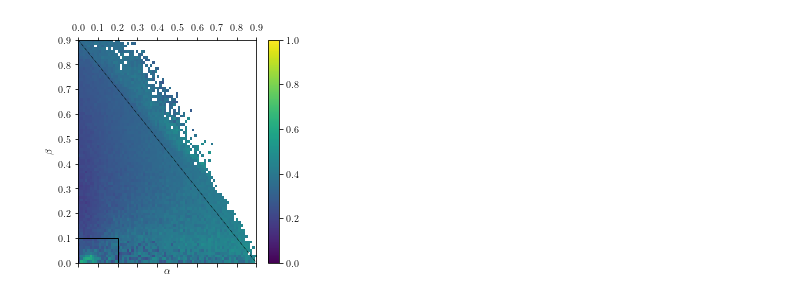
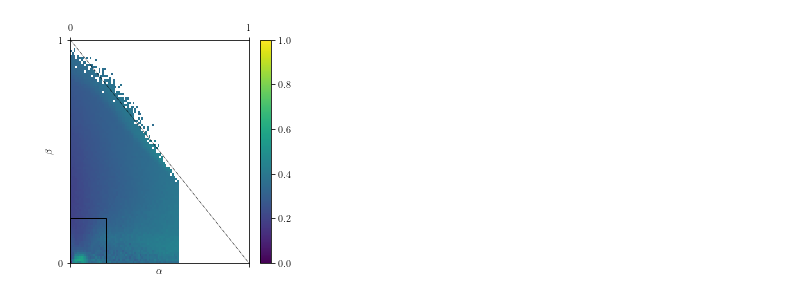
Before and after one commit to henmitch/chimera-2019, a Jupyter notebook: code/python/landscape_analysis.ipynb, the cells around one changed output. Cells and saved outputs as stored; diff of their text form; code cells hidden in the pictures.

```diff
--- a/code/python/landscape_analysis.ipynb
+++ b/code/python/landscape_analysis.ipynb
@@ -17,6 +16,6 @@ total size is 256867  speedup is 67.30
 # %%
-with open("../../data/high_res/hizanidis_params.pkl", "rb") as f:
-    params = pickle.load(f)
+with open("../../data/shanahan.csv", "r") as f:
+    params = pd.read_csv(f, index_col=False)
 
 params.head()
 # %% [output]
@@ -34,0 +28,11 @@ good = params[params["max_phase"] <= 2*np.pi]
+# %%
+%%time
+good = params.copy()
+bads = set()
+for _, [alpha, beta] in good.loc[params["max_phase"] >= 2*np.pi,
+                                 ["alpha", "beta"]].drop_duplicates().iterrows():
+    bads.add((alpha, beta))
+
+for bad in bads:
+    good.loc[(good["beta"] == bad[1]) & (good["alpha"] == bad[0]),
+             ["chimera", "r_bar", "metastability"]] = np.nan
@@ -55,13 +85,18 @@ c = good.pivot_table(values="chimera", index="beta", columns="alpha")
 # %%
+c = good.pivot_table(values="chimera", index="beta", columns="alpha"
+                    )
+
 plt.matshow(c.values[:, :]*7, origin="lower", aspect="auto", vmin=0, vmax=1,
-            extent=[0, 0.9, 0, 0.9])
-plt.plot([0, 0.9], [0.9, 0], "-.", color="k", lw=0.5)
-plt.plot([])
+            extent=[c.columns.min(), c.columns.max(),
+                    c.index.min(), c.index.max()])
+plt.plot([0, 1], [1, 0], "-.", color="k", lw=0.5)
 plt.xlabel(r"$\alpha$")
 plt.ylabel(r"$\beta$")
-plt.gca().add_patch(Rectangle((0, 0), 0.2, 0.1, linewidth=1, fill=False))
+plt.xlim([0, 1])
+plt.ylim([0, 1])
+plt.gca().add_patch(Rectangle((0, 0), 0.2, 0.2, linewidth=1, fill=False))
 plt.colorbar()
 plt.gcf().set_size_inches(4, 4)
-plt.savefig("../../final/figure/aphysical_chimera", dpi=700)
+# plt.savefig("../../final/figure/aphysical_chimera_smooth", dpi=700)
 # %% [output]
-[figure, old version]
+[figure, new version]
```
Also changed, not shown: parts of 17 cells of this notebook, 4 other files.
